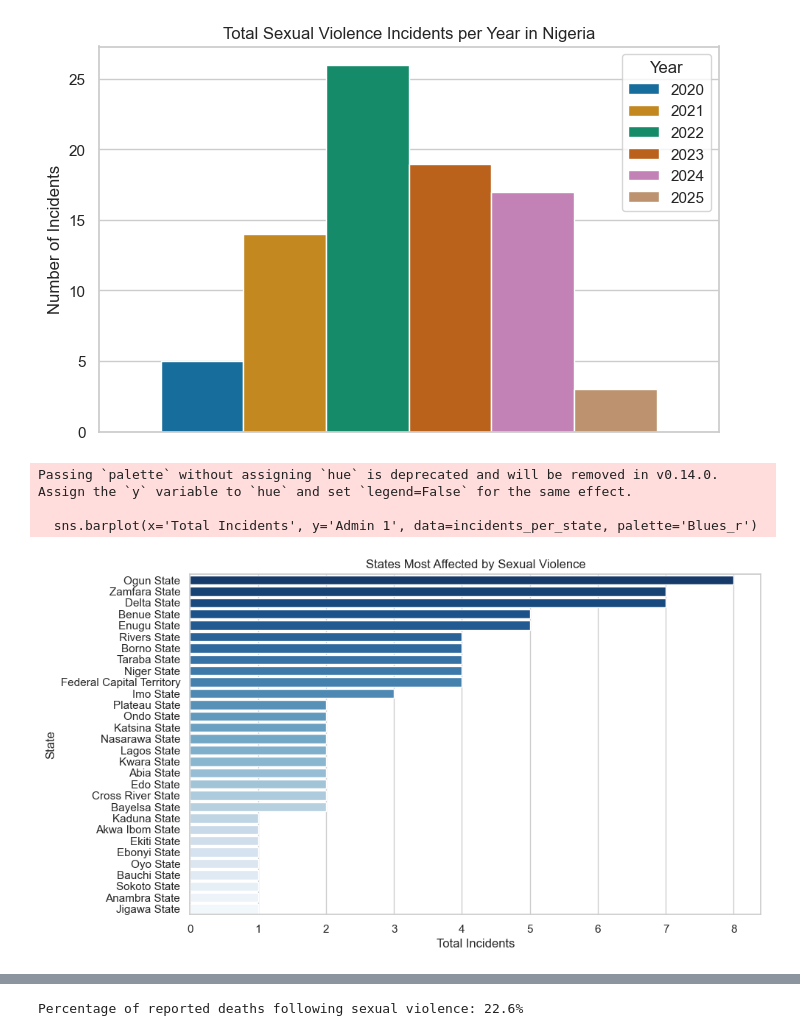
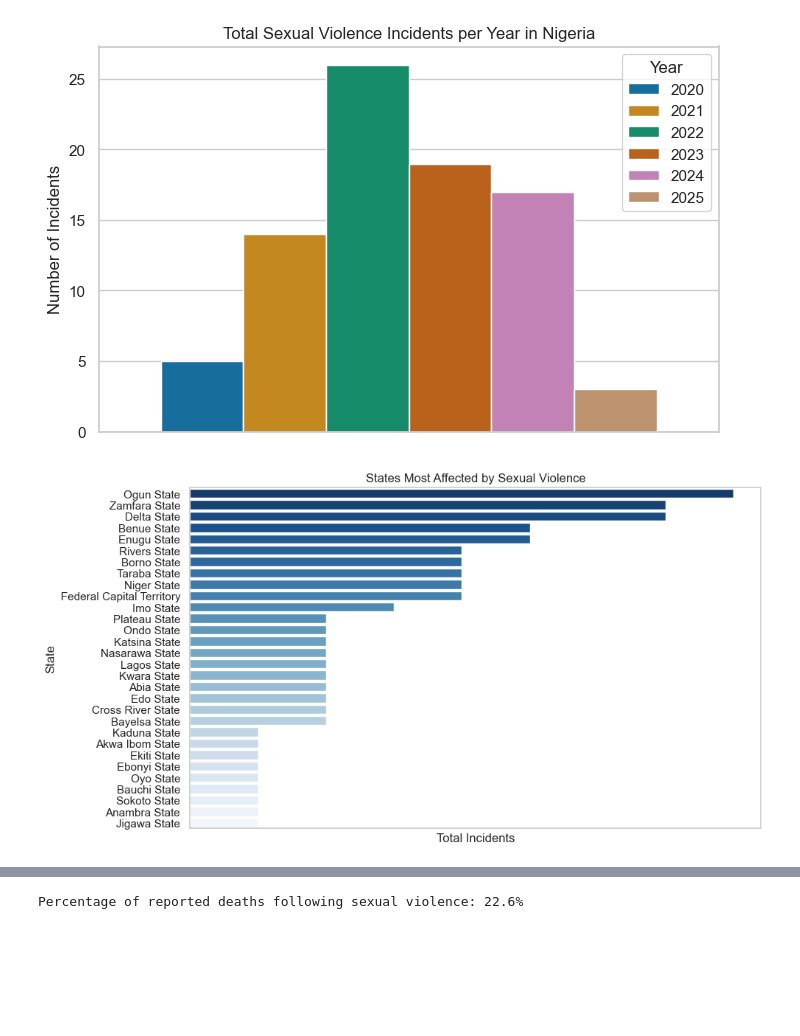
Before and after one commit to MarvellousAdedokun/sexual_violence_nigeria, a Jupyter notebook: notebooks/sexual_violence_analysis.ipynb, the cells around one changed output, grey strips where cells are left out. Drawn from its saved outputs; the diff is of its cells as text; code cells hidden in the pictures; blank space fills up the shorter version.

```diff
--- a/notebooks/sexual_violence_analysis.ipynb
+++ b/notebooks/sexual_violence_analysis.ipynb
@@ -70,3 +77,8 @@ df['Date'] = pd.to_datetime(df['Date'], errors='coerce')
 df['Reported Deaths Following the Sexual Violence'] = df['Reported Deaths Following the Sexual Violence'].fillna(0)
 # %%
 df= df.drop(columns=['Event Description'])
+# %%
+# Standardize perpetrator types for clarity
+df['Reported Perpetrator'] = df['Reported Perpetrator'].replace({
+    'NSA': 'Non-State Actor',
+})
@@ -123,0 +157,4 @@ Name: Date, Length: 84, dtype: datetime64[ns]
+# %%
+# Ensure numeric columns are correct type
+df['Number of Reported Victims'] = df['Number of Reported Victims'].astype(int)
+df['Reported Deaths Following the Sexual Violence'] = df['Reported Deaths Following the Sexual Violence'].astype(int)
@@ -228,16 +269,14 @@ plt.show()
 # %% [output]
 [figure]
 # %%
-# --- 2. Most affected states ---
+# Most affected states
 plt.figure(figsize=(10,6))
-sns.barplot(x='Total Incidents', y='Admin 1', data=incidents_per_state, palette='Blues_r')
+sns.barplot(x='Total Incidents', y='Admin 1', hue = 'Admin 1', data=incidents_per_state, palette='Blues_r')
+plt.xticks([])
 plt.title('States Most Affected by Sexual Violence')
 plt.xlabel('Total Incidents')
 plt.ylabel('State')
 plt.show()
 # %% [output]
-Passing `palette` without assigning `hue` is deprecated and will be removed in v0.14.0. Assign the `y` variable to `hue` and set `legend=False` for the same effect.
-
-  sns.barplot(x='Total Incidents', y='Admin 1', data=incidents_per_state, palette='Blues_r')
-[figure, old version]
+[figure, new version]
 # %%
```
Also changed, not shown: parts of 24 cells of this notebook, 1 other file.
